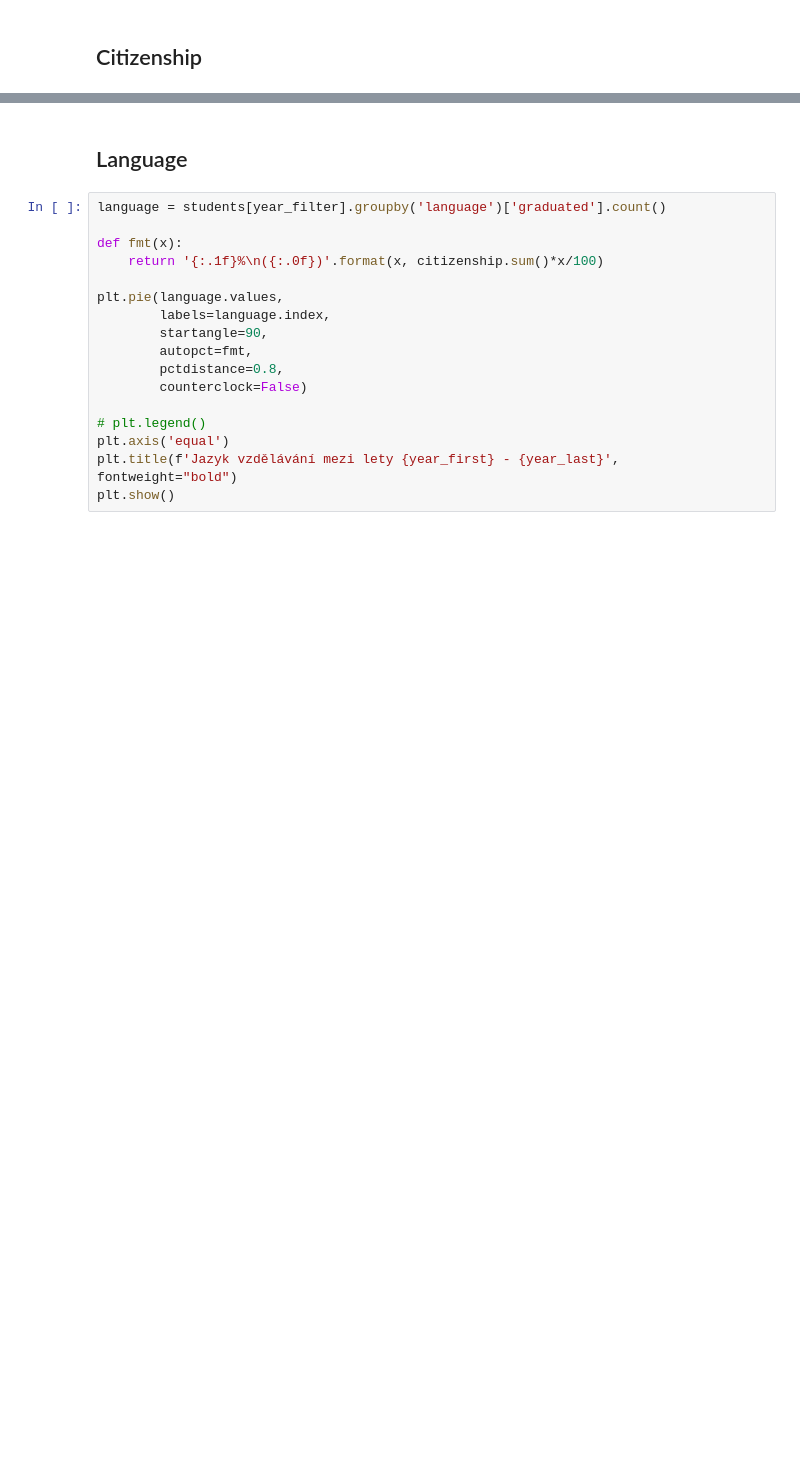
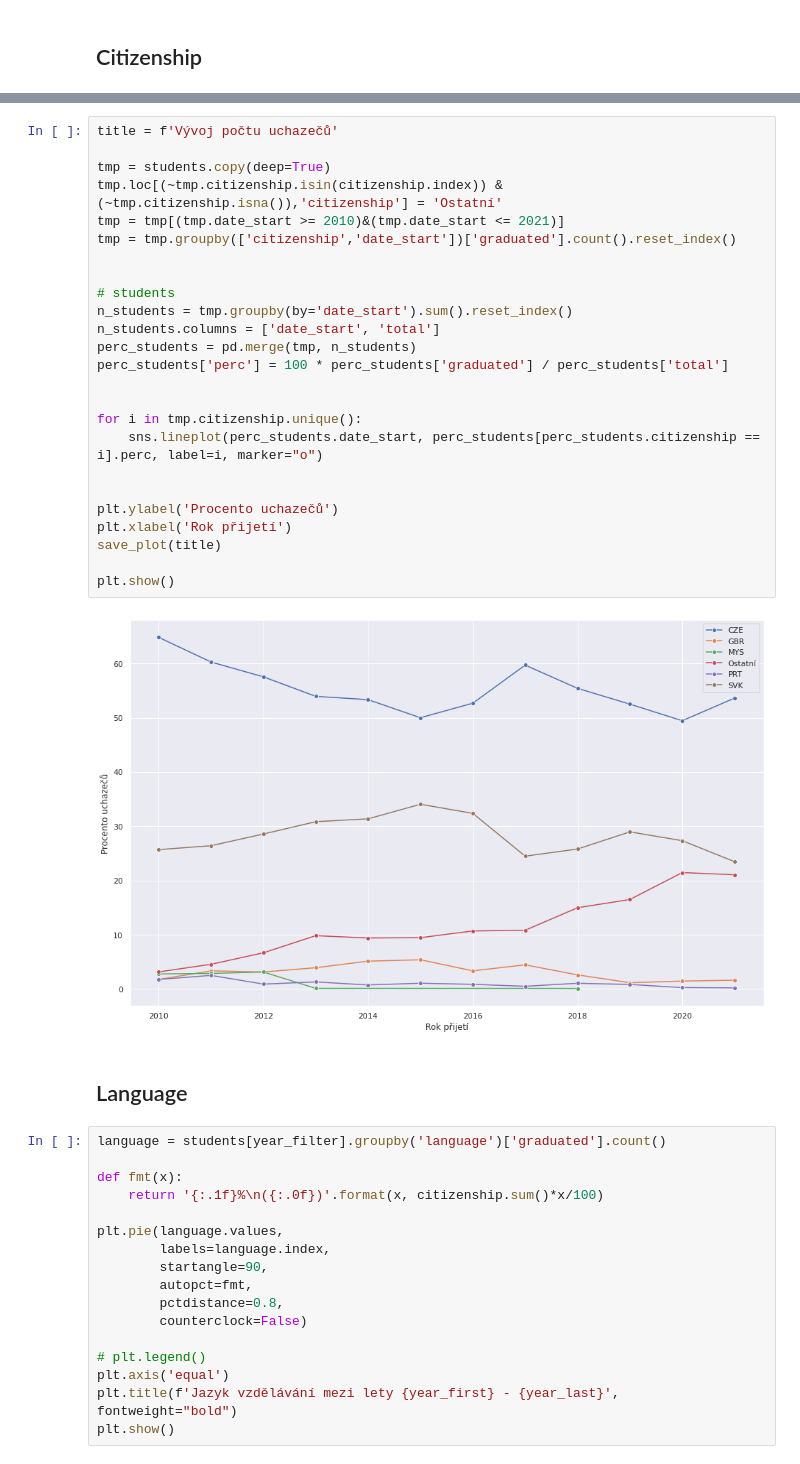
Before and after one commit to opendatalabcz/mapa-zdravi, a Jupyter notebook: src/scripts/visualization.ipynb, the cells around one changed output, grey strips where cells are left out. Cells and saved outputs as stored; diff of their text form; blank space fills up the shorter version.

```diff
--- a/src/scripts/visualization.ipynb
+++ b/src/scripts/visualization.ipynb
@@ -229,6 +234,33 @@ PRT         1.759651
 Ostatní     6.220161
 Name: graduated, dtype: float64
 [figure]
+# %%
+title = f'Vývoj počtu uchazečů'
+
+tmp = students.copy(deep=True)
+tmp.loc[(~tmp.citizenship.isin(citizenship.index)) & (~tmp.citizenship.isna()),'citizenship'] = 'Ostatní'
+tmp = tmp[(tmp.date_start >= 2010)&(tmp.date_start <= 2021)]
+tmp = tmp.groupby(['citizenship','date_start'])['graduated'].count().reset_index()
+
+
+# students
+n_students = tmp.groupby(by='date_start').sum().reset_index()
+n_students.columns = ['date_start', 'total']
+perc_students = pd.merge(tmp, n_students)
+perc_students['perc'] = 100 * perc_students['graduated'] / perc_students['total']
+
+
+for i in tmp.citizenship.unique():
+    sns.lineplot(perc_students.date_start, perc_students[perc_students.citizenship == i].perc, label=i, marker="o")
+
+
+plt.ylabel('Procento uchazečů')
+plt.xlabel('Rok přijetí')
+save_plot(title)
+
+plt.show()
+# %% [output]
+[figure, added]
 # %% [markdown]
 ## Language
 # %%
```
Also changed, not shown: parts of 11 cells of this notebook, 1 other file.
